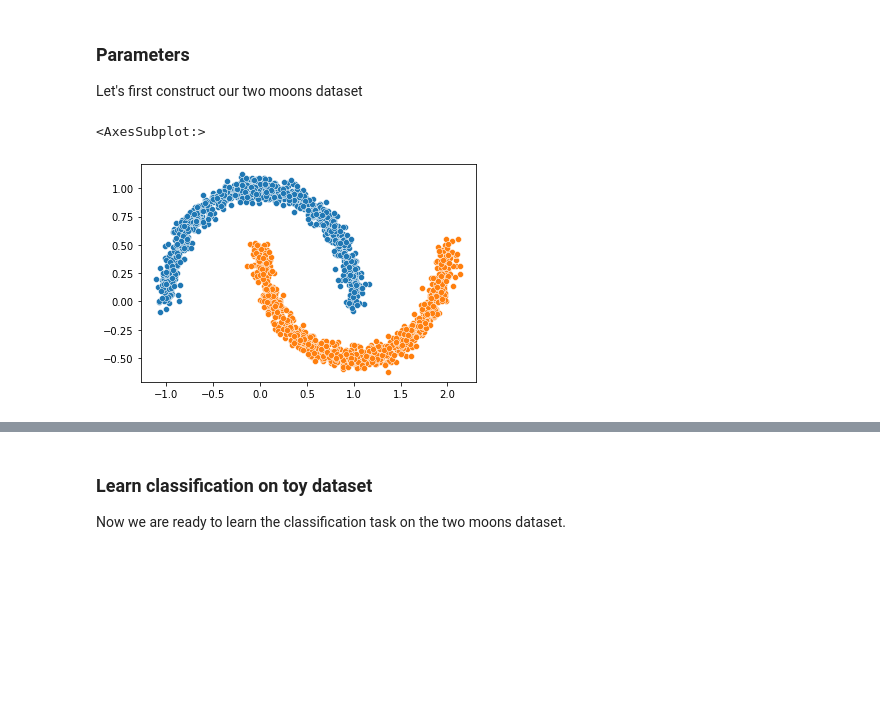
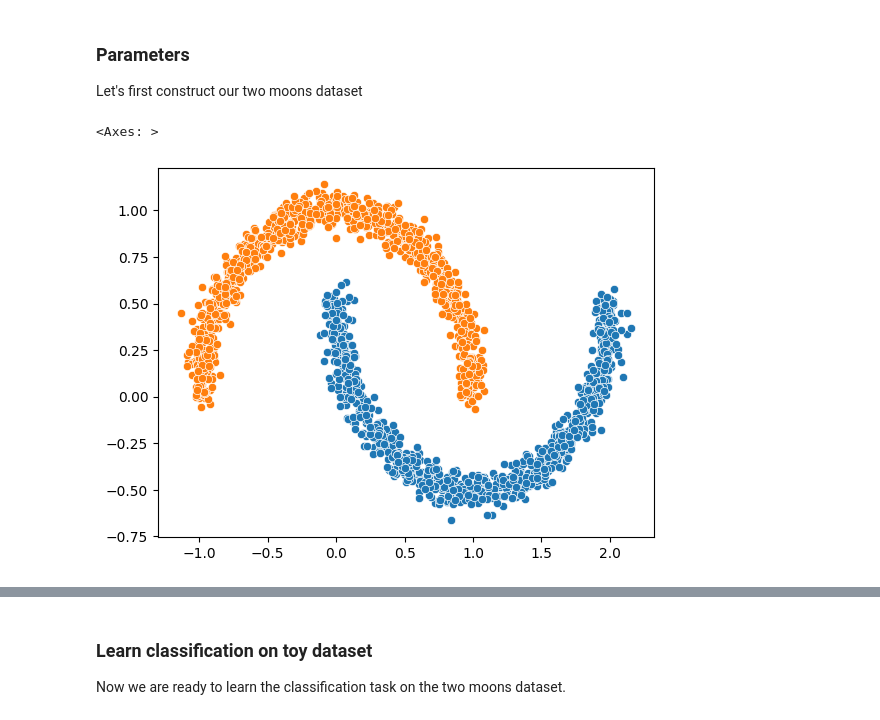
Before and after one commit to deel-ai/deel-lip, a Jupyter notebook: docs/notebooks/demo2.ipynb, the cells around one changed output, grey strips where cells are left out. Saved outputs shown, nothing was run; the diff lists cells and outputs as text; code cells hidden in the pictures; blank space fills up the shorter version.

```diff
--- a/docs/notebooks/demo2.ipynb
+++ b/docs/notebooks/demo2.ipynb
@@ -42,21 +46,16 @@ factor=0.4  # scale factor between the inner and the outer circle
 # %%
 if circle_or_moons == 0:
-    X,Y=make_circles(n_samples=n_samples,noise=noise,factor=factor)
+    X, Y = make_circles(n_samples=n_samples, noise=noise, factor=factor)
 else:
-    X,Y=make_moons(n_samples=n_samples,noise=noise)
-
-# When working with the HKR-classifier, using labels {-1, 1} instead of {0, 1} is advised.
-# This will be explained further on
-Y[Y==1]=-1
-Y[Y==0]=1
+    X, Y = make_moons(n_samples=n_samples, noise=noise)
 # %%
-X1=X[Y==1]
-X2=X[Y==-1]
-sns.scatterplot(X1[:1000,0],X1[:1000,1])
-sns.scatterplot(X2[:1000,0],X2[:1000,1])
+X1 = X[Y == 1]
+X2 = X[Y == 0]
+sns.scatterplot(x=X1[:1000, 0], y=X1[:1000, 1])
+sns.scatterplot(x=X2[:1000, 0], y=X2[:1000, 1])
 # %% [output]
-<AxesSubplot:>
+<Axes: >
-[figure, old version]
+[figure, new version]
 # %% [markdown]
 ### Relation with optimal transport
 
```
Also changed, not shown: parts of 22 cells of this notebook, 6 other files.
